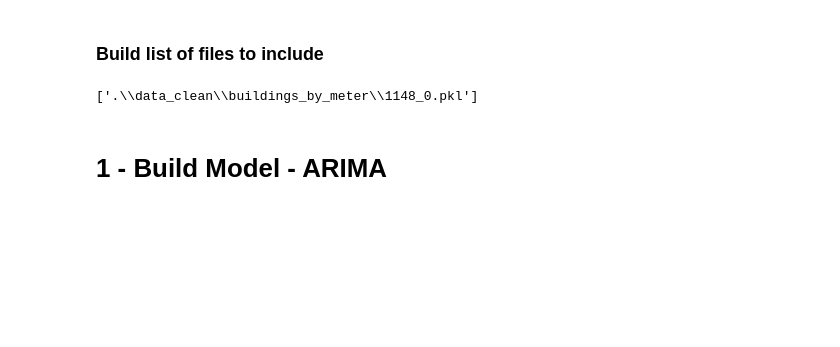
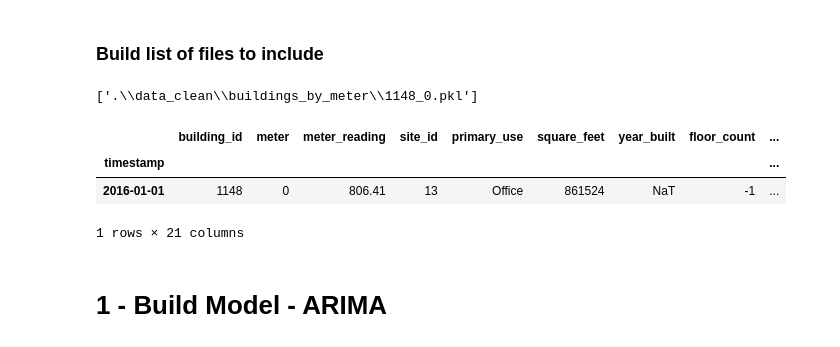
Before and after one commit to mikesbin99/Springboard_Capstone_Energy, a Jupyter notebook: Modeling_18.3.ipynb, the cells around one changed output. Drawn from its saved outputs; the diff is of its cells as text; code cells hidden in the pictures; blank space fills up the shorter version.

```diff
--- a/Modeling_18.3.ipynb
+++ b/Modeling_18.3.ipynb
@@ -135,6 +150,14 @@ for bm in bld_mtr:
 files
 # %% [output]
 ['.\\data_clean\\buildings_by_meter\\1148_0.pkl']
+# %%
+df_sample = pd.read_pickle(files[0])
+df_sample.head(1)
+# %% [output]
+|  | building_id | meter | meter_reading | site_id | primary_use | square_feet | year_built | floor_count | ... |
+| timestamp |  |  |  |  |  |  |  |  | ... |
+| 2016-01-01 | 1148 | 0 | 806.41 | 13 | Office | 861524 | NaT | -1 | ... |
+1 rows × 21 columns
 # %% [markdown]
 # 1 - Build Model - ARIMA
 # %%
```
Also changed, not shown: parts of 10 cells of this notebook.
